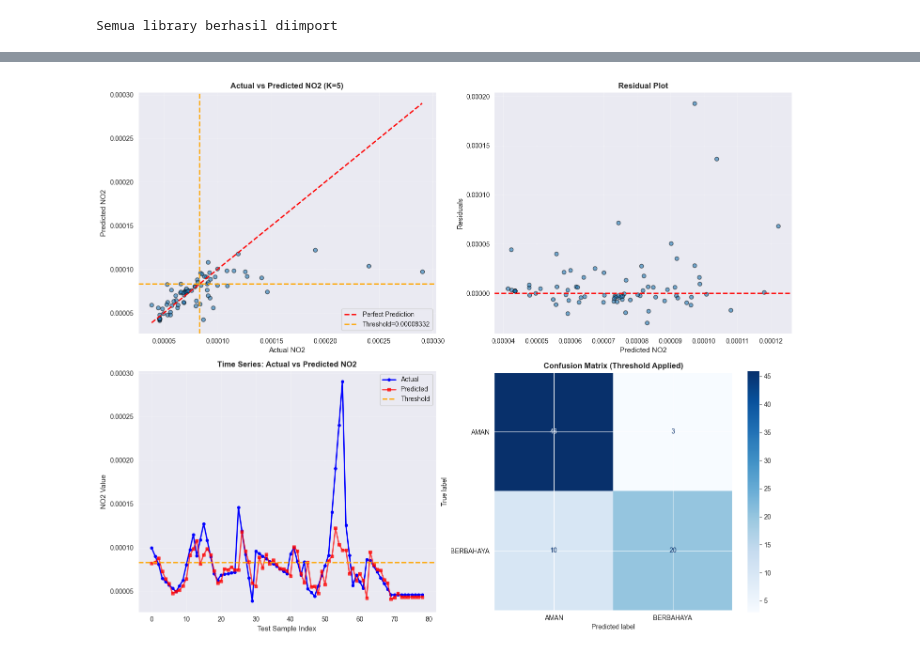
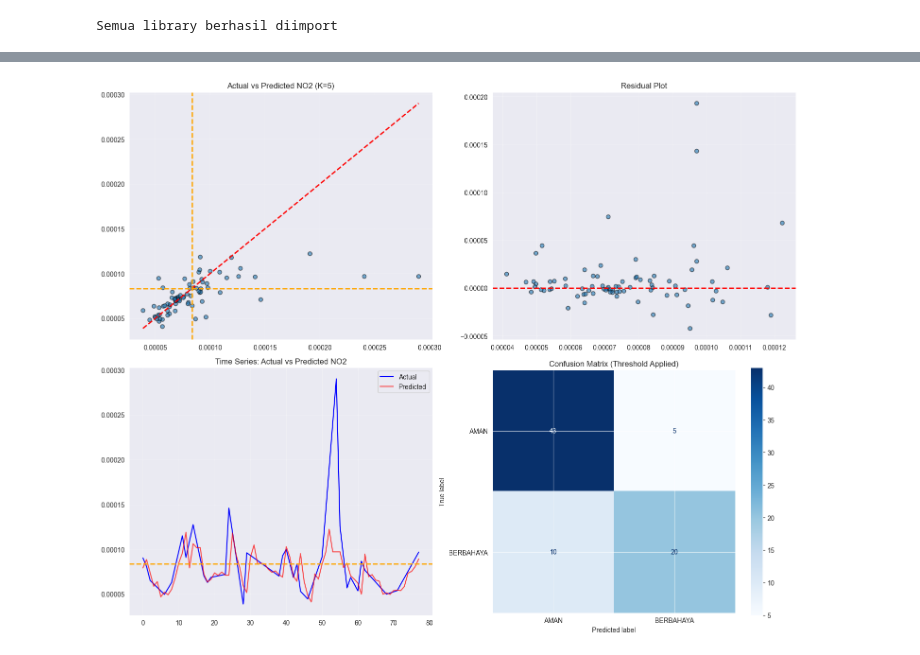
Before and after one commit to AqbilBarakaa/psd, a Jupyter notebook: psd/_build/jupyter_execute/timeseries.ipynb, the cells around one changed output, grey strips where cells are left out. Saved outputs shown, nothing was run; the diff lists cells and outputs as text; code cells hidden in the pictures.

```diff
--- a/psd/_build/jupyter_execute/timeseries.ipynb
+++ b/psd/_build/jupyter_execute/timeseries.ipynb
@@ -273,14 +240,14 @@ def series_to_supervised(data, n_in=1, n_out=1, dropna=True):
 
     return agg
 
-# Gunakan 3 lag
-n_lags = 3
+# Gunakan 2 lag
+n_lags = 2
 supervised_df = series_to_supervised(df[["NO2"]], n_in=n_lags, n_out=1)
 
-print(f"\nTransformasi supervised learning dengan lag={n_lags}")
-print(f"  - Total samples: {len(supervised_df)}")
-print(f"  - Input fitur: {n_lags} (t-1 hingga t-{n_lags})")
-print(f"  - Target: 1 (t)")
+print(f"\nTransformasi supervised learning dengan lag: {n_lags}")
+print(f"  - Total samples: {supervised_df.shape}")
+print(f"  - Input Features: {list(supervised_df.columns[:-1])}")
+print(f"  - Target: {supervised_df.columns[-1]}")
 print(f"\nData pertama (5 baris):")
 print(supervised_df.head())
 # %% [output]
@@ -595,31 +535,37 @@ Best K: 5 (RMSE=0.00003218)
 - Evaluasi Classification: Accuracy, Precision, Recall, F1.
 - Visualisasi: Actual vs Predicted, Residual Plot, Confusion Matrix.
 # %%
-# Train final model dengan best K
+# Train final model dengan best K (gunakan data yang sudah dinormalisasi)
 best_k = int(best_k)
 final_model = KNeighborsRegressor(n_neighbors=best_k, metric='euclidean')
-final_model.fit(X_train, y_train)
+final_model.fit(X_train_scaled, y_train)
+
+# SIMPAN MODEL untuk deployment
+joblib.dump(final_model, 'knn_model.pkl')
+print("\n Model berhasil disimpan sebagai: knn_model.pkl")
 
 # Prediksi nilai NO2 (continuous)
-y_pred_regression = final_model.predict(X_test)
+y_pred_regression = final_model.predict(X_test_scaled)
 
 # Hitung metrics regression
 mse = mean_squared_error(y_test, y_pred_regression)
 rmse = np.sqrt(mse)
 mae = mean_absolute_error(y_test, y_pred_regression)
 r2 = r2_score(y_test, y_pred_regression)
+mape = np.mean(np.abs((y_test - y_pred_regression) / y_test)) * 100
 
 print(f"\n[A] REGRESSION METRICS (K={best_k}):")
-print(f"  - MSE:  {mse:.10f}")
-print(f"  - RMSE: {rmse:.10f}")
-print(f"  - MAE:  {mae:.10f}")
-print(f"  - R²:   {r2:.4f}")
+print(f"  - MSE:   {mse:.10f}")
+print(f"  - RMSE:  {rmse:.10f}")
+print(f"  - MAE:   {mae:.10f}")
+print(f"  - MAPE:  {mape:.4f}%")
+print(f"  - R²:    {r2:.4f}")
 
 # Terapkan threshold pada prediksi
 y_test_binary = (y_test > threshold).astype(int)
 y_pred_binary = (y_pred_regression > threshold).astype(int)
 
-# Hitung metrics classification setelah threshold
+# Hitung metrics classification
 accuracy = accuracy_score(y_test_binary, y_pred_binary)
 precision = precision_score(y_test_binary, y_pred_binary, zero_division=0)
 recall = recall_score(y_test_binary, y_pred_binary, zero_division=0)
@@ -632,59 +578,50 @@ print(f"  - Precision: {precision:.4f}")
 print(f"  - Recall:    {recall:.4f}")
 print(f"  - F1-Score:  {f1:.4f}")
 
-# Confusion Matrix
 cm = confusion_matrix(y_test_binary, y_pred_binary)
 tn, fp, fn, tp = cm.ravel()
 
 print(f"\nConfusion Matrix:")
-print(f"  - True Negatives (AMAN diprediksi AMAN):         {tn}")
-print(f"  - False Positives (AMAN diprediksi BERBAHAYA):  {fp}")
-print(f"  - False Negatives (BERBAHAYA diprediksi AMAN):  {fn}")
-print(f"  - True Positives (BERBAHAYA diprediksi BERBAHAYA): {tp}")
+print(f"  - True Negatives (AMAN → AMAN):          {tn}")
+print(f"  - False Positives (AMAN → BERBAHAYA):    {fp}")
+print(f"  - False Negatives (BERBAHAYA → AMAN):    {fn}")
+print(f"  - True Positives (BERBAHAYA → BERBAHAYA): {tp}")
 
-# Visualisasi
+
 fig, axes = plt.subplots(2, 2, figsize=(15, 12))
 
-# Plot 1: Actual vs Predicted (Regression)
+# Plot 1 - Actual vs Predicted
 axes[0, 0].scatter(y_test, y_pred_regression, alpha=0.6, edgecolors='k')
-axes[0, 0].plot([y_test.min(), y_test.max()], [y_test.min(), y_test.max()], 'r--', lw=2, label='Perfect Prediction')
-axes[0, 0].axhline(y=threshold, color='orange', linestyle='--', linewidth=2, label=f'Threshold={threshold:.8f}')
+axes[0, 0].plot([y_test.min(), y_test.max()], [y_test.min(), y_test.max()], 'r--', lw=2)
+axes[0, 0].axhline(y=threshold, color='orange', linestyle='--', linewidth=2)
 axes[0, 0].axvline(x=threshold, color='orange', linestyle='--', linewidth=2)
-axes[0, 0].set_xlabel('Actual NO2', fontsize=11)
-axes[0, 0].set_ylabel('Predicted NO2', fontsize=11)
-axes[0, 0].set_title(f'Actual vs Predicted NO2 (K={best_k})', fontsize=12, fontweight='bold')
-axes[0, 0].legend()
+axes[0, 0].set_title(f'Actual vs Predicted NO2 (K={best_k})')
 axes[0, 0].grid(True, alpha=0.3)
 
-# Plot 2: Residual Plot
+# Plot 2 - Residual
 residuals = y_test - y_pred_regression
 axes[0, 1].scatter(y_pred_regression, residuals, alpha=0.6, edgecolors='k')
 axes[0, 1].axhline(y=0, color='r', linestyle='--', lw=2)
-axes[0, 1].set_xlabel('Predicted NO2', fontsize=11)
-axes[0, 1].set_ylabel('Residuals', fontsize=11)
-axes[0, 1].set_title('Residual Plot', fontsize=12, fontweight='bold')
+axes[0, 1].set_title('Residual Plot')
 axes[0, 1].grid(True, alpha=0.3)
 
-# Plot 3: Time Series Comparison
+# Plot 3 - Time Series
 test_indices = range(len(y_test))
-axes[1, 0].plot(test_indices, y_test, label='Actual', color='blue', linewidth=2, marker='o', markersize=4)
-axes[1, 0].plot(test_indices, y_pred_regression, label='Predicted', color='red', linewidth=2, marker='s', markersize=4, alpha=0.7)
-axes[1, 0].axhline(y=threshold, color='orange', linestyle='--', linewidth=2, label=f'Threshold')
-axes[1, 0].set_xlabel('Test Sample Index', fontsize=11)
-axes[1, 0].set_ylabel('NO2 Value', fontsize=11)
-axes[1, 0].set_title('Time Series: Actual vs Predicted NO2', fontsize=12, fontweight='bold')
+axes[1, 0].plot(test_indices, y_test, label='Actual', color='blue')
+axes[1, 0].plot(test_indices, y_pred_regression, label='Predicted', color='red', alpha=0.7)
+axes[1, 0].axhline(y=threshold, color='orange', linestyle='--', linewidth=2)
+axes[1, 0].set_title('Time Series: Actual vs Predicted NO2')
 axes[1, 0].legend()
 axes[1, 0].grid(True, alpha=0.3)
 
-# Plot 4: Confusion Matrix
+# Plot 4 - Confusion Matrix
 disp = ConfusionMatrixDisplay(confusion_matrix=cm, display_labels=['AMAN', 'BERBAHAYA'])
 disp.plot(ax=axes[1, 1], cmap='Blues', values_format='d')
-axes[1, 1].set_title(f'Confusion Matrix (Threshold Applied)', fontsize=12, fontweight='bold')
+axes[1, 1].set_title('Confusion Matrix (Threshold Applied)')
 
 plt.tight_layout()
 plt.show()
 
-# Classification Report
-print(f"\nClassification Report (Setelah Threshold):")
+print("\nClassification Report:")
 print(classification_report(y_test_binary, y_pred_binary, target_names=['AMAN', 'BERBAHAYA']))
 # %% [output]
@@ -709 +645 @@ Confusion Matrix:
-[figure, old version]
+[figure, new version]
```
Also changed, not shown: parts of 33 cells of this notebook, 21 other files.
